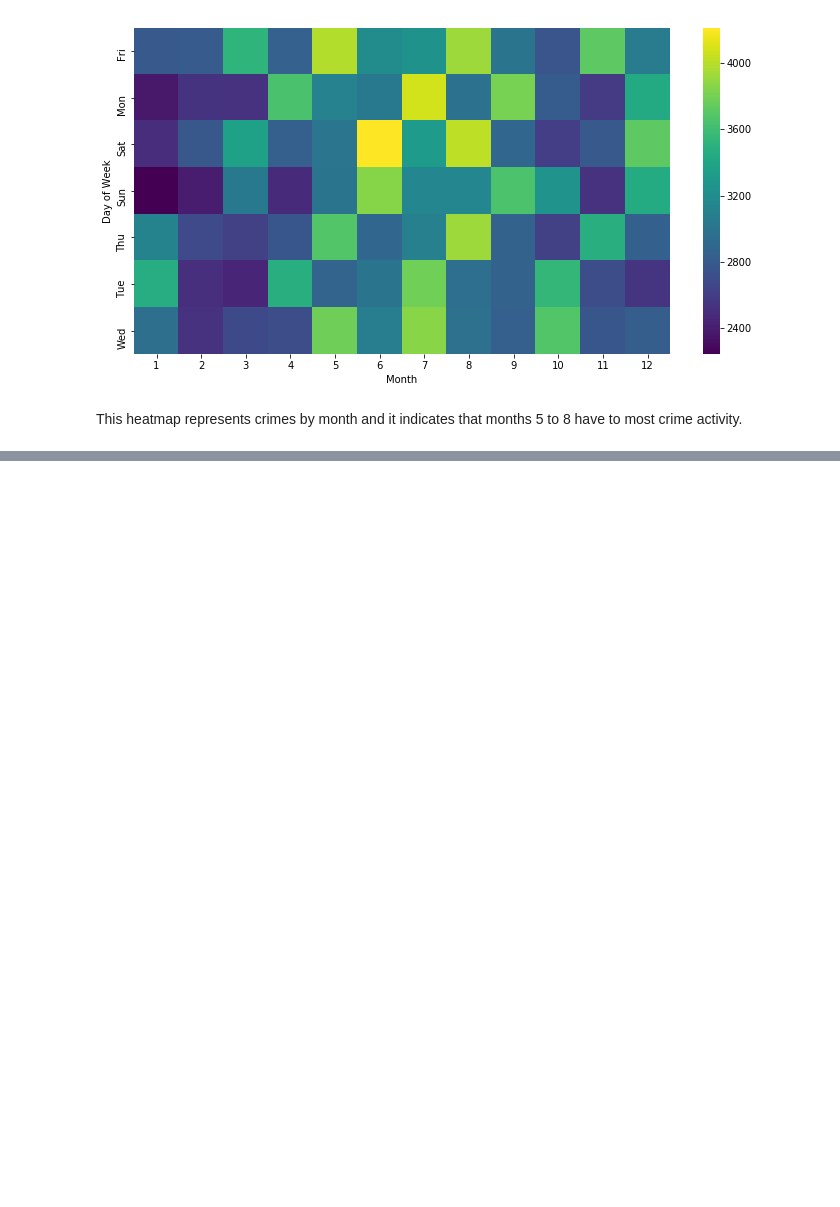
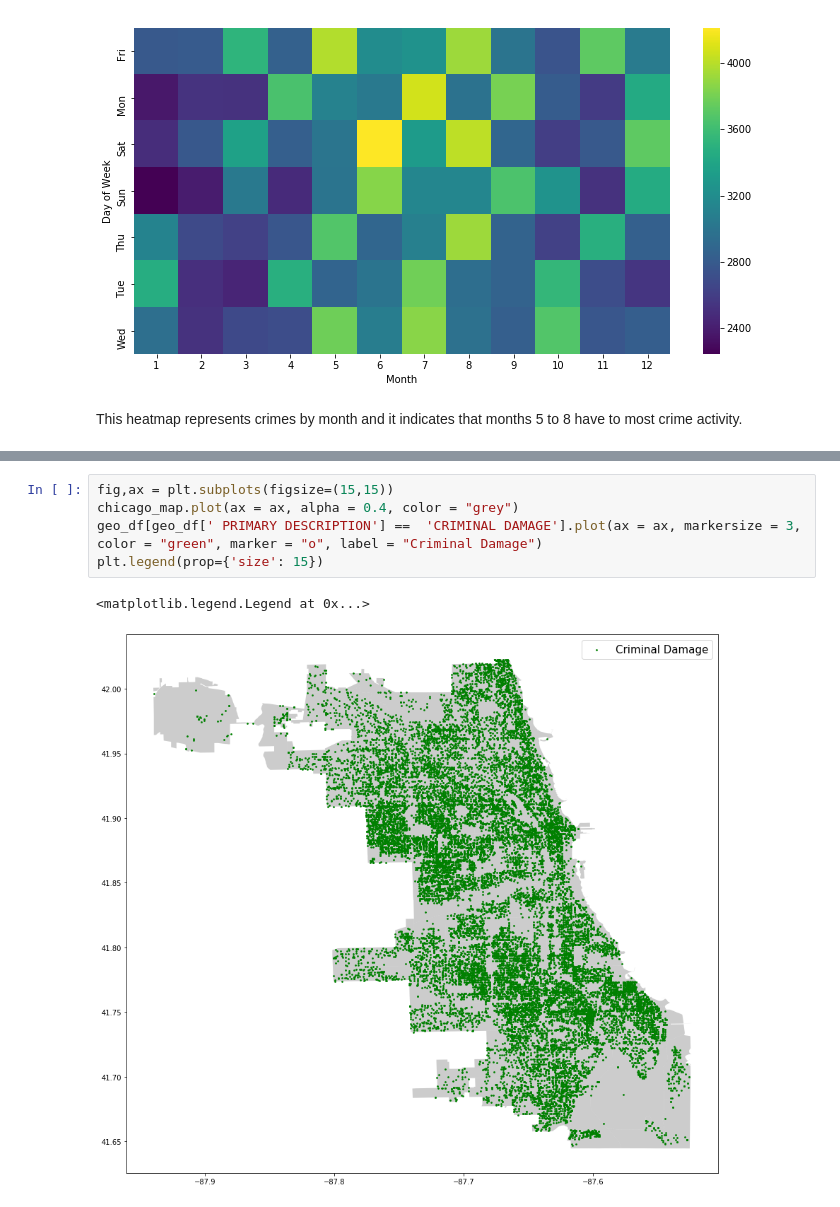
Before and after one commit to shakhuss/Chicago-Crime-Analysis, a Jupyter notebook: Chicago Crime Analysis.ipynb, the cells around one changed output, grey strips where cells are left out. Cells and saved outputs as stored; diff of their text form; blank space fills up the shorter version.

```diff
--- a/Chicago Crime Analysis.ipynb
+++ b/Chicago Crime Analysis.ipynb
@@ -243,0 +285,8 @@ This heatmap represents crimes by month and it indicates that months 5 to 8 have
+# %%
+fig,ax = plt.subplots(figsize=(15,15))
+chicago_map.plot(ax = ax, alpha = 0.4, color = "grey")
+geo_df[geo_df[' PRIMARY DESCRIPTION'] ==  'CRIMINAL DAMAGE'].plot(ax = ax, markersize = 3, color = "green", marker = "o", label = "Criminal Damage")
+plt.legend(prop={'size': 15})
+# %% [output]
+<matplotlib.legend.Legend at 0x...>
+[figure, added]
```
Also changed, not shown: parts of 18 cells of this notebook.
